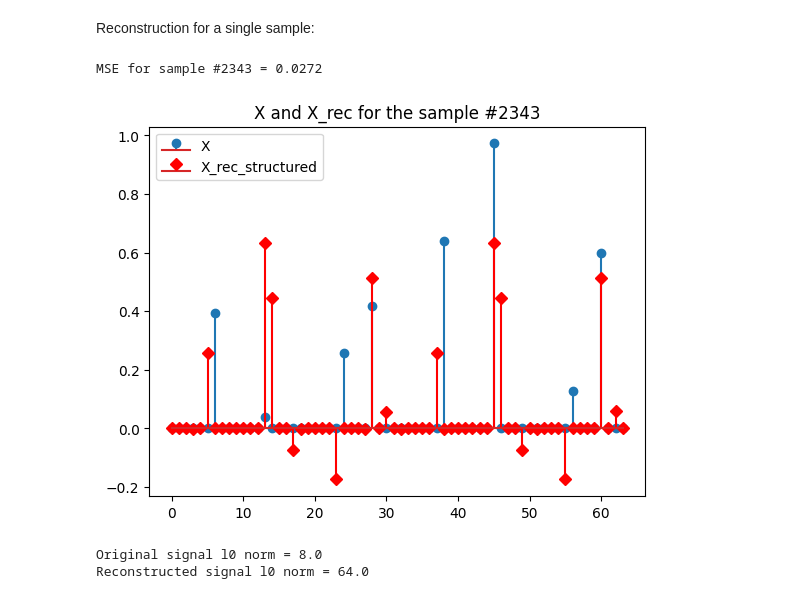
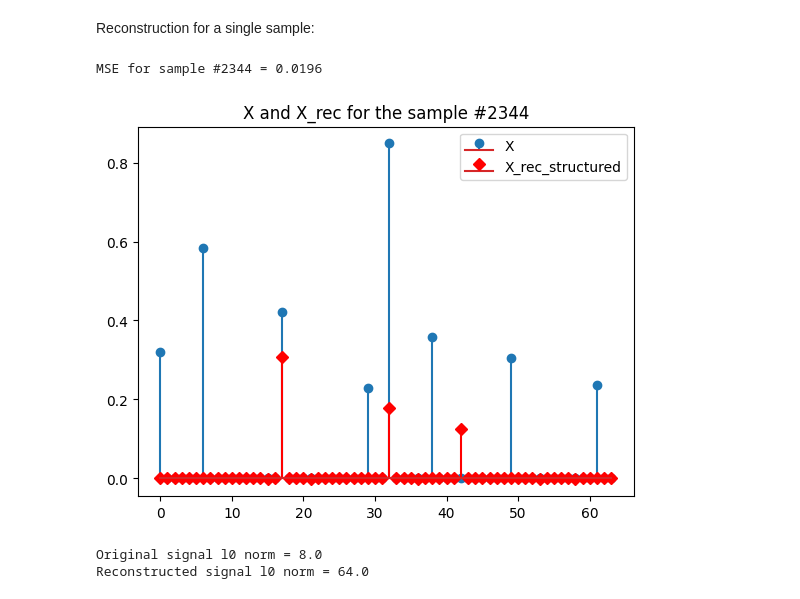
Before and after one commit to nikosfoto/structured-sparse-recovery, a Jupyter notebook: structured_sparsity.ipynb, the cells around one changed output. Drawn from its saved outputs; the diff is of its cells as text; code cells hidden in the pictures.

```diff
--- a/structured_sparsity.ipynb
+++ b/structured_sparsity.ipynb
@@ -161,21 +168,22 @@ Total MSE = 0.0467
 # %% [markdown]
 Reconstruction for a single sample:
 # %%
-sample_nr = 2343
-X_rec_structured_sample = recover_structured_sparse_signal_with_regularization(A, Y[:,sample_nr], alpha=0.1)
+sample_nr = 2344
+X_rec_structured_sample = recover_structured_sparse_signal_with_regularization(A, Y[:,sample_nr], alpha=1)
+# X_rec_structured_sample = recover_structured_sparse_signal(A, Y[:,sample_nr], noise_var, c=1.5)
 # X_rec_structured_sample = X_rec_structured[:,sample_nr]
 
 mse_sample = mean_squared_error(X_rec_structured_sample, X[:,sample_nr])
 print(f"MSE for sample #{sample_nr} = {mse_sample:.4f}")
 plt.figure()
 plt.title(f"X and X_rec for the sample #{sample_nr}")
 plt.stem(X[:,sample_nr])
 plt.stem(X_rec_structured_sample, linefmt='red', markerfmt='D')
 plt.legend(("X","X_rec_structured"))
 plt.show()
 # %% [output]
-MSE for sample #2343 = 0.0272
+MSE for sample #2344 = 0.0196
-[figure, old version]
+[figure, new version]
 # %%
 print(f"Original signal l0 norm = {np.linalg.norm(X[:,sample_nr], ord=0)}")
 print(f"Reconstructed signal l0 norm = {np.linalg.norm(X_rec_structured_sample, ord=0)}")
```
Also changed, not shown: parts of 6 cells of this notebook, 2 other files.
